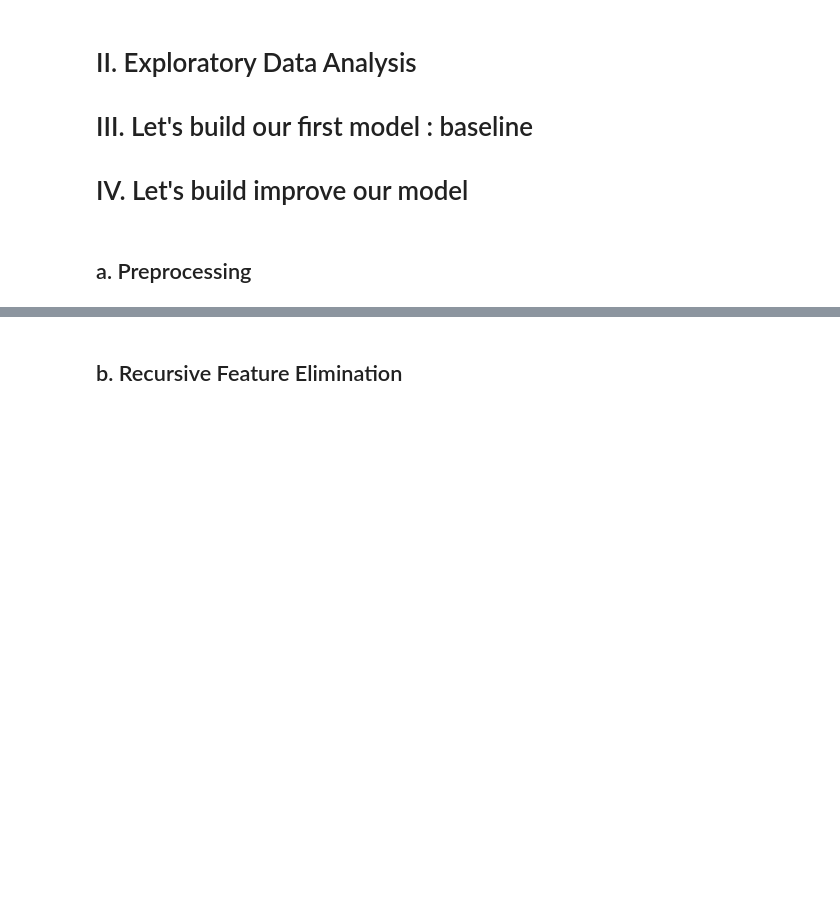
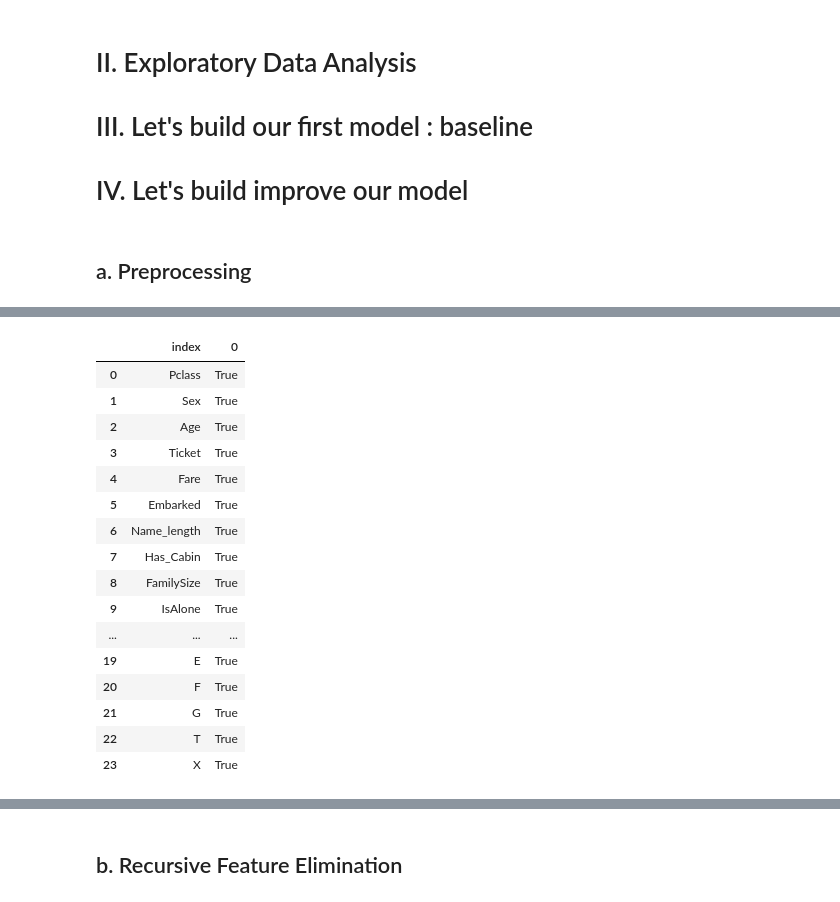
Before and after one commit to berradais/DNA-2021-2022, a Jupyter notebook: 5-Data-Science/Notebook/4.titanic_3_correlated_features.ipynb, the cells around one changed output, grey strips where cells are left out. Saved outputs shown, nothing was run; the diff lists cells and outputs as text; code cells hidden in the pictures; blank space fills up the shorter version.

```diff
--- a/5-Data-Science/Notebook/4.titanic_3_correlated_features.ipynb
+++ b/5-Data-Science/Notebook/4.titanic_3_correlated_features.ipynb
@@ -187,3 +184,23 @@ array(['Pclass', 'Sex', 'Age', 'Ticket', 'Fare', 'Embarked',
+# %%
+mask_numerical
+# %% [output]
+|  | index | 0 |
+| 0 | Pclass | True |
+| 1 | Sex | True |
+| 2 | Age | True |
+| 3 | Ticket | True |
+| 4 | Fare | True |
+| 5 | Embarked | True |
+| 6 | Name_length | True |
+| 7 | Has_Cabin | True |
+| 8 | FamilySize | True |
+| 9 | IsAlone | True |
+| ... | ... | ... |
+| 19 | E | True |
+| 20 | F | True |
+| 21 | G | True |
+| 22 | T | True |
+| 23 | X | True |
 # %%
 plt.figure(figsize=(12,12))
 _ = sns.heatmap(train_df.corr())
```
Also changed, not shown: parts of 12 cells of this notebook, 1 other file.
